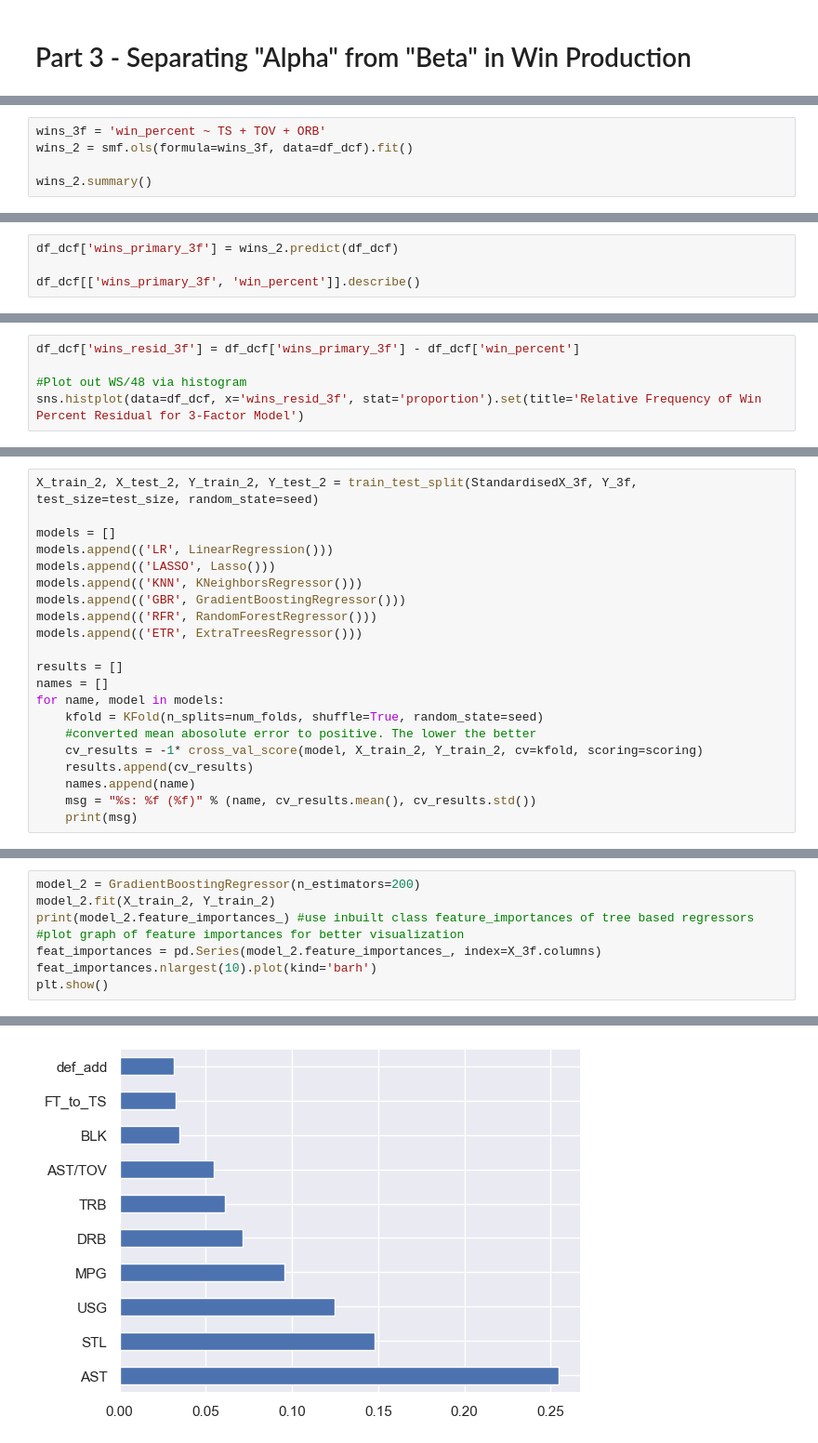
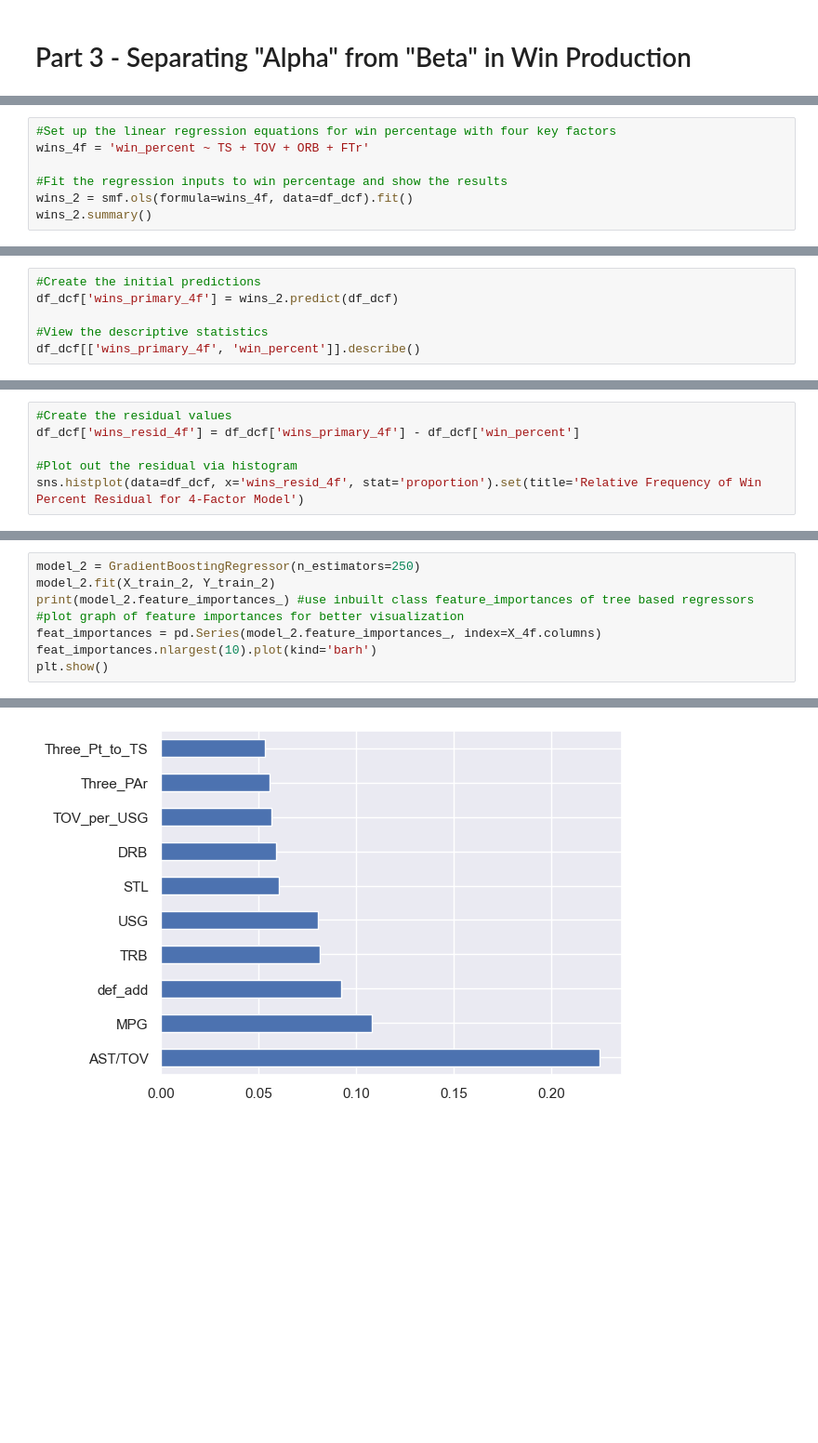
Before and after one commit to mikeijeh/nba_roster_project, a Jupyter notebook: NBA Roster Evaluation Project.ipynb, the cells around one changed output, grey strips where cells are left out. Shown at 93% size. Saved outputs shown, nothing was run; the diff lists cells and outputs as text; blank space fills up the shorter version.

```diff
--- a/NBA Roster Evaluation Project.ipynb
+++ b/NBA Roster Evaluation Project.ipynb
@@ -2000,7 +1976,9 @@ dump(model, open(filename, 'wb'))
 # %%
-wins_3f = 'win_percent ~ TS + TOV + ORB'
-wins_2 = smf.ols(formula=wins_3f, data=df_dcf).fit()
+#Set up the linear regression equations for win percentage with four key factors
+wins_4f = 'win_percent ~ TS + TOV + ORB + FTr'
 
+#Fit the regression inputs to win percentage and show the results
+wins_2 = smf.ols(formula=wins_4f, data=df_dcf).fit()
 wins_2.summary()
 # %% [output]
 OLS Regression Results
@@ -2027,5 +2008,7 @@ Notes:
 # %%
-df_dcf['wins_primary_3f'] = wins_2.predict(df_dcf)
+#Create the initial predictions
+df_dcf['wins_primary_4f'] = wins_2.predict(df_dcf)
 
-df_dcf[['wins_primary_3f', 'win_percent']].describe()
+#View the descriptive statistics
+df_dcf[['wins_primary_4f', 'win_percent']].describe()
 # %% [output]
@@ -2047,6 +2035,7 @@ df_dcf[['wins_primary_3f', 'wins_primary_cat']].corr()
 # %%
-df_dcf['wins_resid_3f'] = df_dcf['wins_primary_3f'] - df_dcf['win_percent']
+#Create the residual values
+df_dcf['wins_resid_4f'] = df_dcf['wins_primary_4f'] - df_dcf['win_percent']
 
-#Plot out WS/48 via histogram
-sns.histplot(data=df_dcf, x='wins_resid_3f', stat='proportion').set(title='Relative Frequency of Win Percent Residual for 3-Factor Model')
+#Plot out the residual via histogram
+sns.histplot(data=df_dcf, x='wins_resid_4f', stat='proportion').set(title='Relative Frequency of Win Percent Residual for 4-Factor Model')
 # %% [output]
@@ -2076,21 +2077,0 @@ StandardisedX_3f.head(10)
-# %%
-X_train_2, X_test_2, Y_train_2, Y_test_2 = train_test_split(StandardisedX_3f, Y_3f, test_size=test_size, random_state=seed)
-
-models = []
-models.append(('LR', LinearRegression()))
-models.append(('LASSO', Lasso()))
-models.append(('KNN', KNeighborsRegressor()))
-models.append(('GBR', GradientBoostingRegressor()))
-models.append(('RFR', RandomForestRegressor()))
-models.append(('ETR', ExtraTreesRegressor()))
-
-results = []
-names = []
-for name, model in models:
-    kfold = KFold(n_splits=num_folds, shuffle=True, random_state=seed)
-    #converted mean abosolute error to positive. The lower the better
-    cv_results = -1* cross_val_score(model, X_train_2, Y_train_2, cv=kfold, scoring=scoring)
-    results.append(cv_results)
-    names.append(name)
-    msg = "%s: %f (%f)" % (name, cv_results.mean(), cv_results.std())
-    print(msg)
@@ -2145,9 +2119,9 @@ Best: -0.031713 using {'n_estimators': 200}
 # %%
-model_2 = GradientBoostingRegressor(n_estimators=200)
+model_2 = GradientBoostingRegressor(n_estimators=250)
 model_2.fit(X_train_2, Y_train_2)
 print(model_2.feature_importances_) #use inbuilt class feature_importances of tree based regressors
 #plot graph of feature importances for better visualization
-feat_importances = pd.Series(model_2.feature_importances_, index=X_3f.columns)
+feat_importances = pd.Series(model_2.feature_importances_, index=X_4f.columns)
 feat_importances.nlargest(10).plot(kind='barh')
 plt.show()
 # %% [output]
@@ -2157,3 +2131,3 @@ plt.show()
-[figure, old version]
+[figure, new version]
 # %%
 # save the model to disk
```
Also changed, not shown: parts of 55 cells of this notebook, 2 other files.
